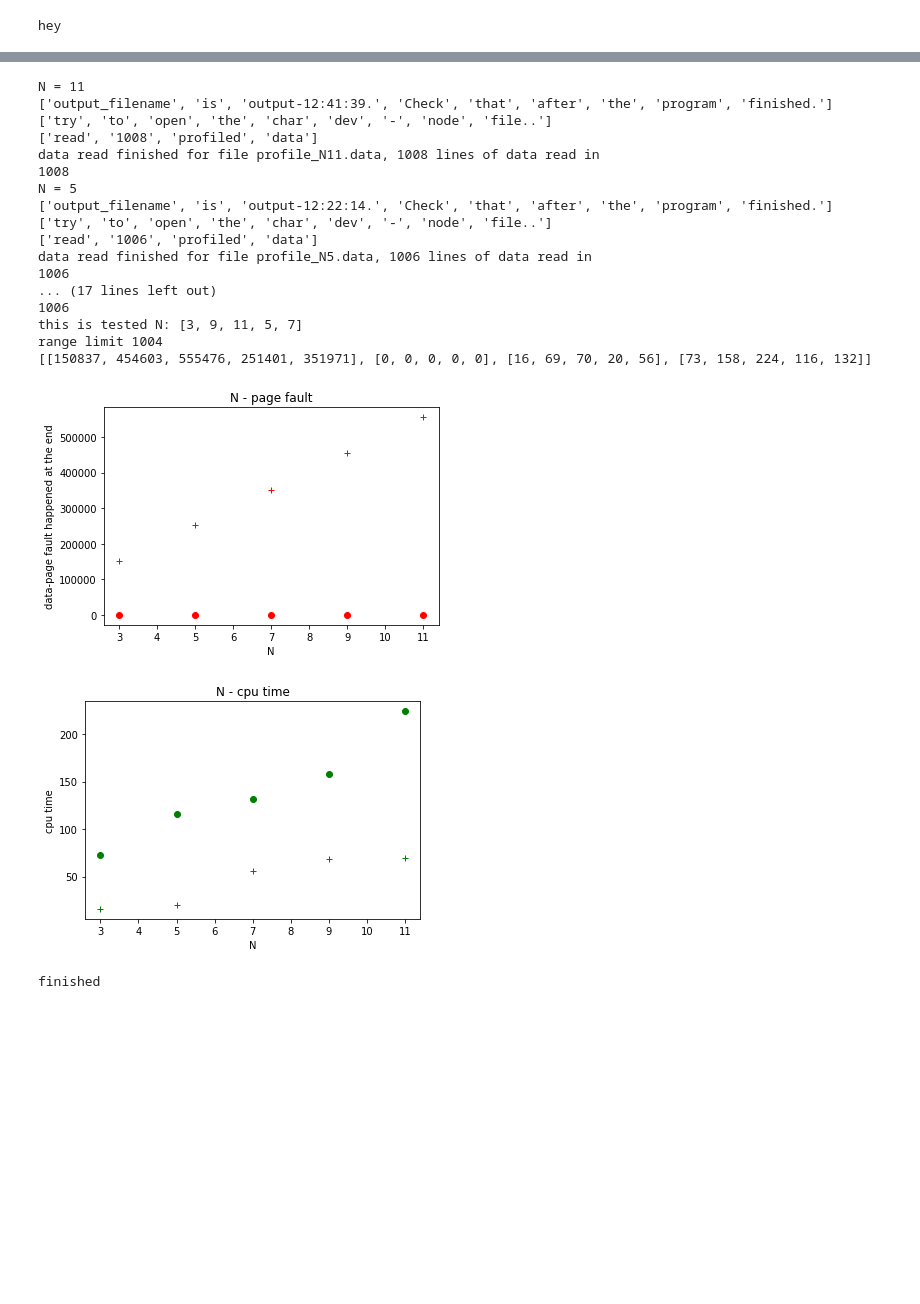
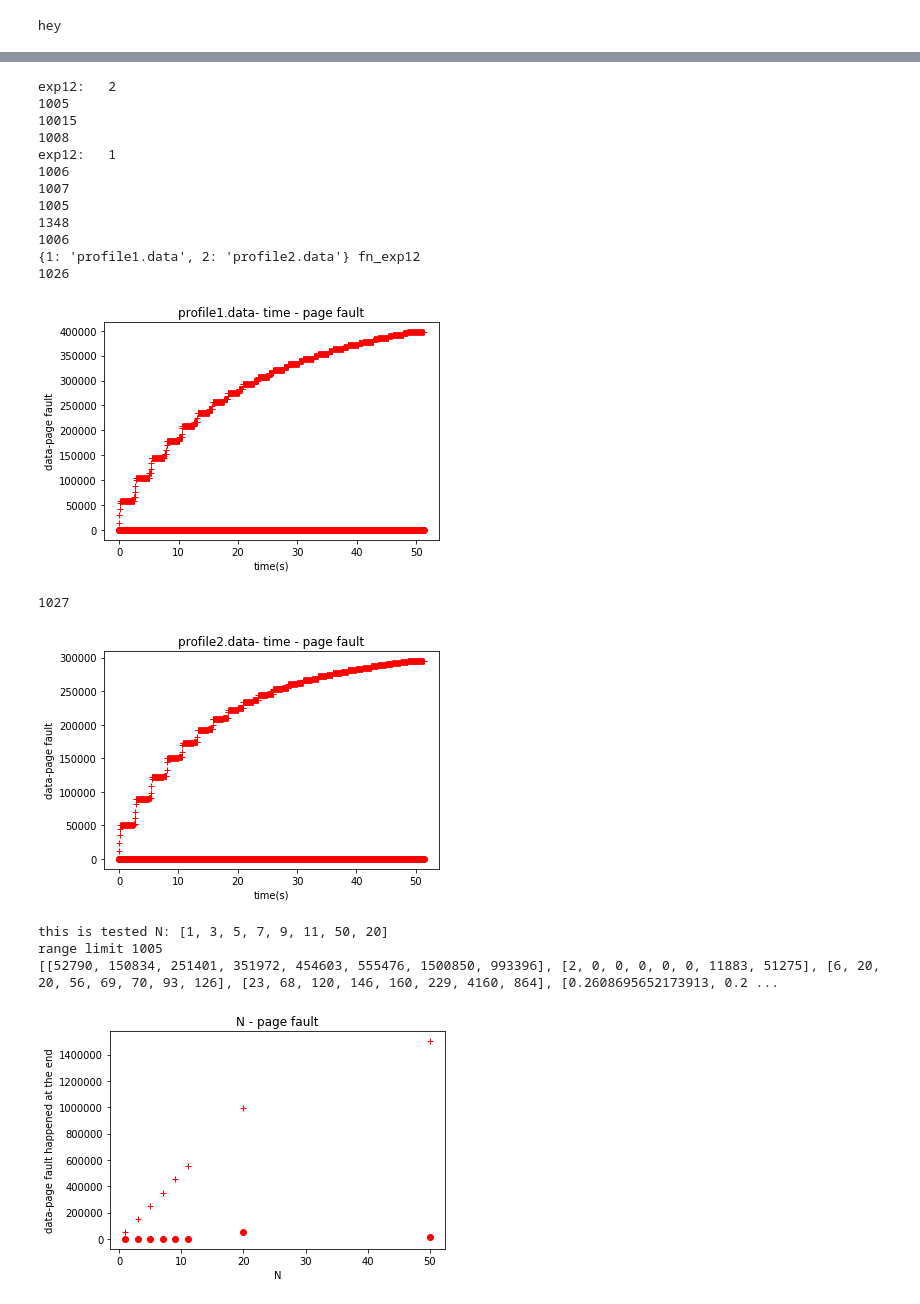
Before and after one commit to xyu335/Linux-Kernel-Programming, a Jupyter notebook: MP3/plot/mp3.ipynb, the cells around one changed output, grey strips where cells are left out. Drawn from its saved outputs; the diff is of its cells as text; code cells hidden in the pictures; blank space fills up the shorter version.

```diff
--- a/MP3/plot/mp3.ipynb
+++ b/MP3/plot/mp3.ipynb
@@ -54,7 +64,7 @@ def paint(fn, plot_datas, mode):
         plot_data = []
 
         data_index = range_limit - 1
-        for typeindex in range(4):
+        for typeindex in range(5):
             plot_data.append([plot_datas[i][typeindex][data_index] for i in x_label ])
         print plot_data
 
@@ -69,6 +79,12 @@ def paint(fn, plot_datas, mode):
         plt.xlabel("N")
         plt.ylabel("cpu time")
         plt.show()
+
+        plt.title("N - cpu time relation")
+        plt.plot( x_label, plot_data[4], 'b+')
+        plt.xlabel("N")
+        plt.ylabel("cpu time ratio, utime/stime")
+        plt.show()
     else:
         title1 = fn + "- time - page fault"
         title2 = fn + "- time - cput time"
@@ -81,12 +97,13 @@ def paint(fn, plot_datas, mode):
         plt.xlabel("time(s)")
         plt.ylabel("data-page fault")
         plt.show()
+#         plt.savefig('case12_' + fn + '.png', bbox_inches='tight')
 
-        plt.title(title2)
-        plt.plot( x_label, plot_datas[2], 'g+', x_label, plot_datas[3], 'go')
-        plt.xlabel("times(s)")
-        plt.ylabel("cpu time")
-        plt.show()
+#         plt.title(title2)
+#         plt.plot( x_label, plot_datas[2], 'g+', x_label, plot_datas[3], 'go')
+#         plt.xlabel("times(s)")
+#         plt.ylabel("cpu time")
+#         plt.show()
 # %%
 # for N iterations:
 
@@ -96,18 +113,21 @@ def readData(data, directory, fn):
     data.append([]) # major fault
     data.append([]) # utime
     data.append([]) # stime
+    data.append([]) # efficiency
     # print data
     for line in fp:
         data_line = line.strip().split(" ")
         # datas = line
         if len(data_line) != 4 or data_line[0] == 'read' or data_line[0] == 'file':
-            print data_line
+            # print data_line
             continue # continue
         data[0].append(int(data_line[0]))
         data[1].append(int(data_line[1]))
         data[2].append(int(data_line[2]))
         data[3].append(int(data_line[3]))
-    print "data read finished for file %s, %d lines of data read in " % (fn, len(data[0]))
+        data[4].append(float (data[2][-1]) / data[3][-1])
+
+    # print "data read finished for file %s, %d lines of data read in " % (fn, len(data[4]))
     fp.close()
 
 
@@ -115,60 +135,66 @@ fnames = []
 datas_exp3 = {} # N related
 fn_exp3 = {}
 datas_exp12 = {} # experiments
+fn_exp12 = {}
 
 for f in files:
     index = f.find("N")
     if index != -1:
         s = f[index:]
         s = s.split(".")[0][1:]
-        print "N = " + s # N
+        # print "N = " + s # N
         N = int(s)
         data = []
         datas_exp3[N] = data
         fn_exp3[N] = f
         readData(data, directory, f)
         print len(datas_exp3[N][0]) # test
     else:  # experiment 1 & 2
-        continue
         N = int(f.split(".")[0][-1])
+        print 'exp12:  ', N
         data = []
         datas_exp12[N] = data
+        fn_exp12[N] = f
         readData(data, directory, f)
 
 def paint_tool(exp, idx, mode):
     if exp == 3:
         if mode == 1: # print N relation
             paint(fn_exp3, datas_exp3, mode)
         else:
             paint(fn_exp3[idx], datas_exp3[idx], mode)
     else: # exp == 1
         paint(fn_exp12[idx], datas_exp12[idx], 0)
 
 # experiment 3, N = 5
 # paint_tool(3, 5, 0)
 
-# experiment 3, N = 3 5 11
+# experiment 1,2
+print fn_exp12, 'fn_exp12'
+paint_tool(1, 1, 0)
+paint_tool(1, 2, 0) # run the second experiment
+
+# experiment 3, N = 3 5 111，
 paint_tool(3, 0, 1)
 
 print "finished"
 # %% [output]
-N = 11
-['output_filename', 'is', 'output-12:41:39.', 'Check', 'that', 'after', 'the', 'program', 'finished.']
-['try', 'to', 'open', 'the', 'char', 'dev', '-', 'node', 'file..']
-['read', '1008', 'profiled', 'data']
-data read finished for file profile_N11.data, 1008 lines of data read in
+exp12:   2
+1005
+10015
 1008
-N = 5
-['output_filename', 'is', 'output-12:22:14.', 'Check', 'that', 'after', 'the', 'program', 'finished.']
-['try', 'to', 'open', 'the', 'char', 'dev', '-', 'node', 'file..']
-['read', '1006', 'profiled', 'data']
-data read finished for file profile_N5.data, 1006 lines of data read in
+exp12:   1
 1006
-... (17 lines left out)
+1007
+1005
+1348
 1006
-this is tested N: [3, 9, 11, 5, 7]
-range limit 1004
-[[150837, 454603, 555476, 251401, 351971], [0, 0, 0, 0, 0], [16, 69, 70, 20, 56], [73, 158, 224, 116, 132]]
+{1: 'profile1.data', 2: 'profile2.data'} fn_exp12
+1026
-[figure, old version]
+[figure, new version]
+1027
-[figure, old version]
+[figure, new version]
-finished
+this is tested N: [1, 3, 5, 7, 9, 11, 50, 20]
+range limit 1005
+[[52790, 150834, 251401, 351972, 454603, 555476, 1500850, 993396], [2, 0, 0, 0, 0, 0, 11883, 51275], [6, 20, 20, 56, 69, 70, 93, 126], [23, 68, 120, 146, 160, 229, 4160, 864], [0.2608695652173913, 0.2 ...
+[figure, added]
```
Also changed, not shown: parts of 4 cells of this notebook, 2 other files.
